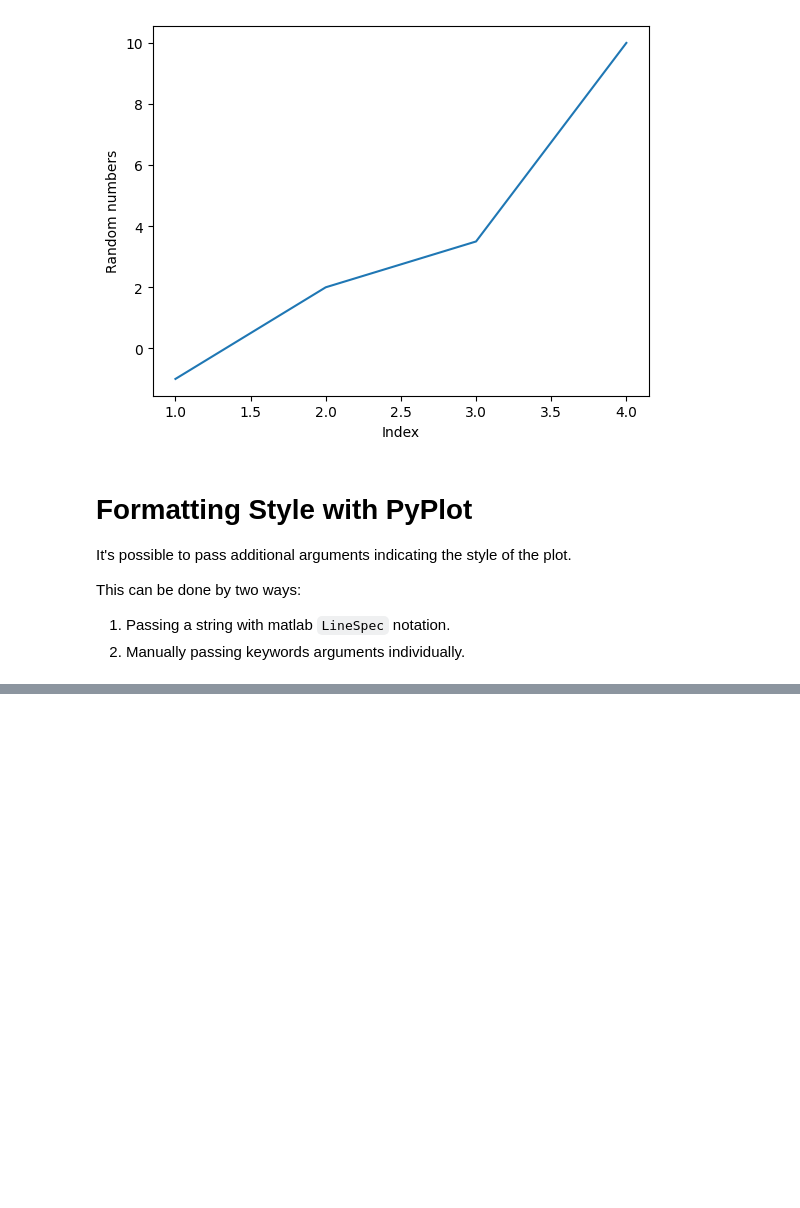
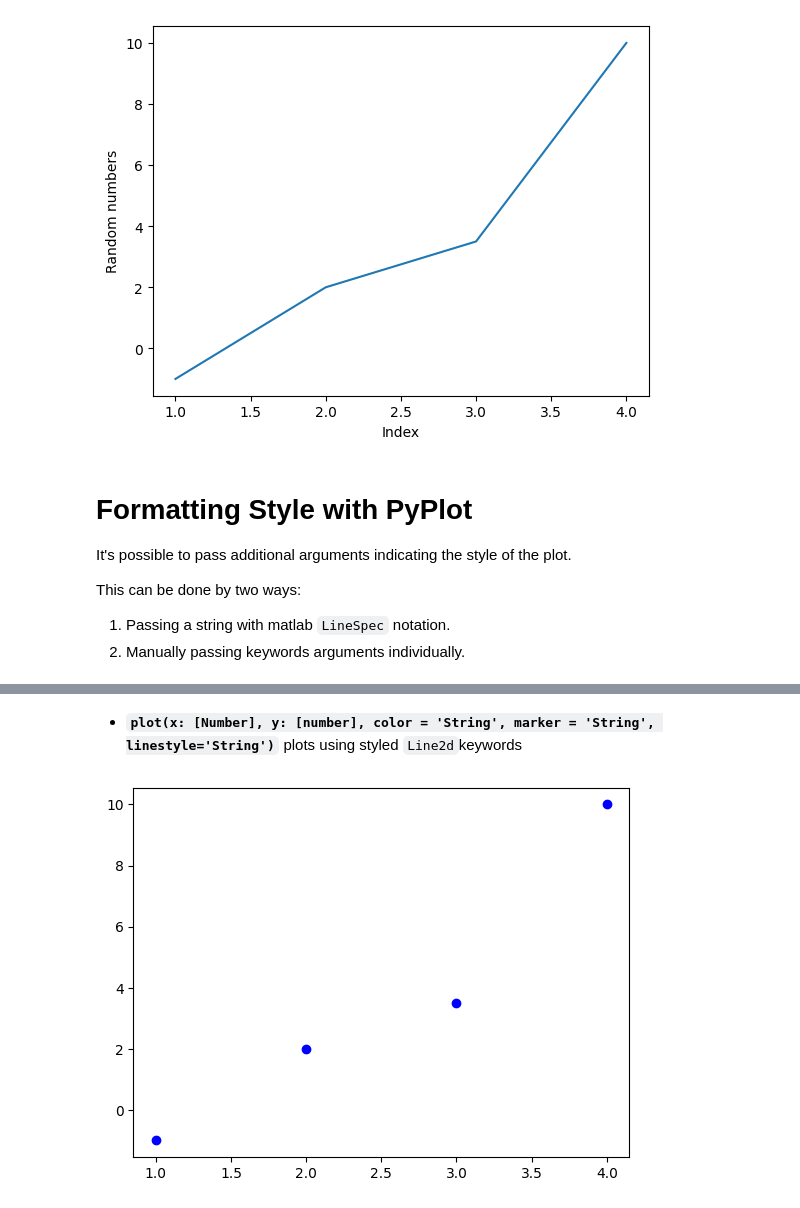
Before and after one commit to nluizsoliveira/Data-Notes, a Jupyter notebook: MatPlotLib.ipynb, the cells around one changed output, grey strips where cells are left out. Drawn from its saved outputs; the diff is of its cells as text; code cells hidden in the pictures; blank space fills up the shorter version.

```diff
--- a/MatPlotLib.ipynb
+++ b/MatPlotLib.ipynb
@@ -61,0 +134,7 @@ This can be done by two ways:
+# %% [markdown]
+- **`plot(x: [Number], y: [number], color = 'String', marker = 'String', linestyle='String')`** plots using styled `Line2d`keywords
+# %%
+plt.plot(x,y,color='b', marker='o', linestyle='')
+plt.show()
+# %% [output]
+[figure, added]
```
Also changed, not shown: parts of 6 cells of this notebook.
